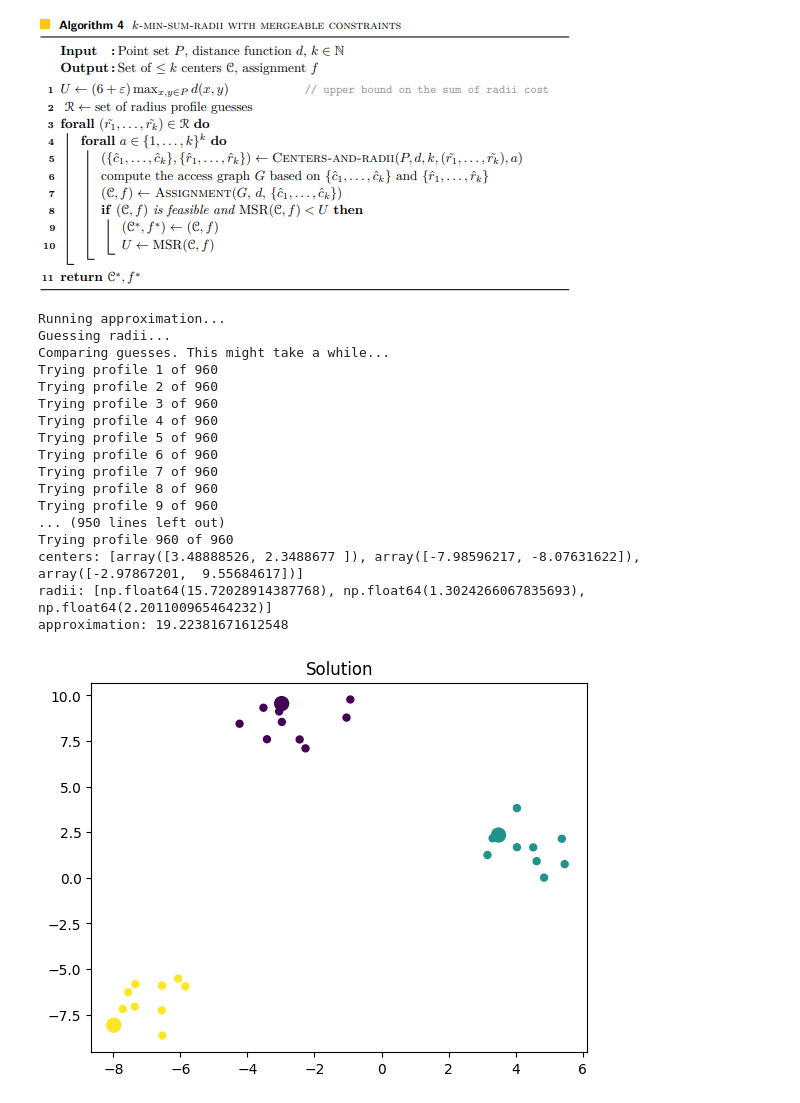
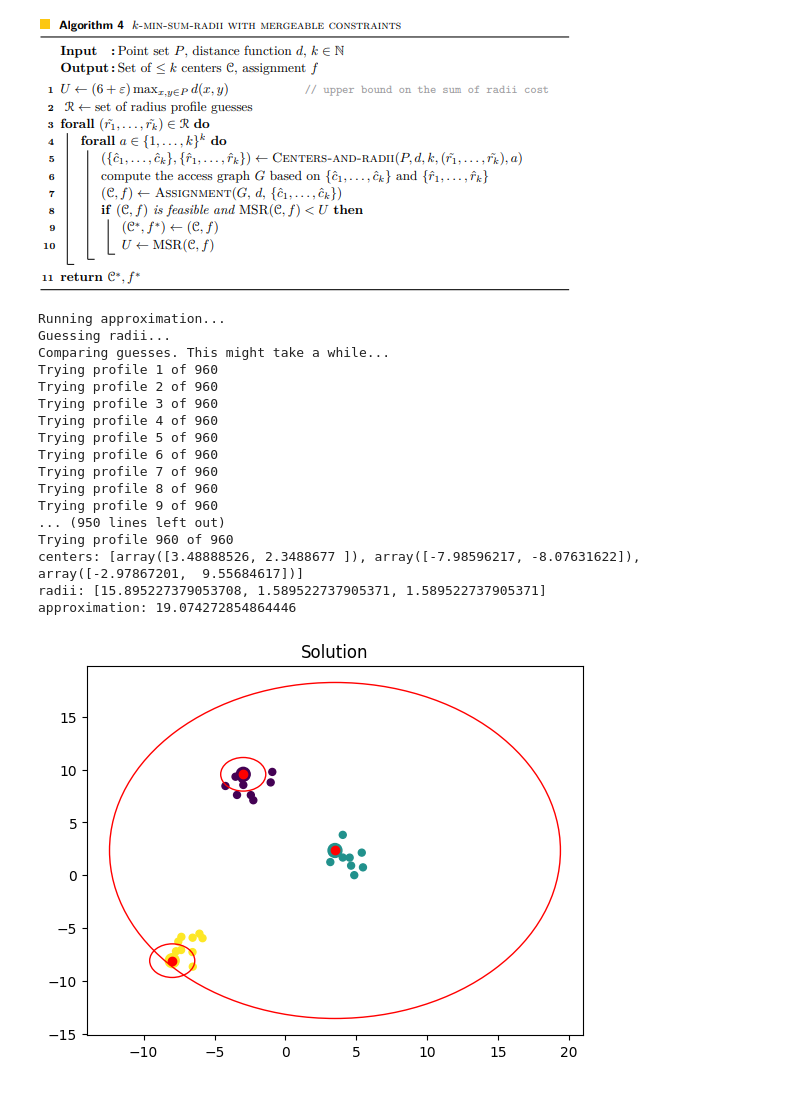
Before and after one commit to TheTree27/fair-kMSR, a Jupyter notebook: ufkmsr.ipynb, the cells around one changed output. Drawn from its saved outputs; the diff is of its cells as text; code cells hidden in the pictures.

```diff
--- a/ufkmsr.ipynb
+++ b/ufkmsr.ipynb
@@ -275,7 +272,7 @@ display.Image("img/algorithm4.png")
 def algorithm_4(points, k):
     print("Running approximation...")
     final_centers = []
-    upper_bound = (2 + 0.5) * max([euclidean(a, b) for a in points for b in points]) # using a 2 + epsilon approximation the sum of all radii can't be larger than 2 + epsilon times the largest distance
+    upper_bound = (3 + 0.5) * max([euclidean(a, b) for a in points for b in points])
     print("Guessing radii...")
 
 
@@ -319,12 +316,17 @@ Trying profile 9 of 960
 ... (950 lines left out)
 Trying profile 960 of 960
 centers: [array([3.48888526, 2.3488677 ]), array([-7.98596217, -8.07631622]), array([-2.97867201,  9.55684617])]
-radii: [np.float64(15.72028914387768), np.float64(1.3024266067835693), np.float64(2.201100965464232)]
-approximation: 19.22381671612548
+radii: [15.895227379053708, 1.589522737905371, 1.589522737905371]
+approximation: 19.074272854864446
 # %%
+fig, ax = plt.subplots()
 plt.title("Solution")
 sizes = [100 if tuple(point) in map(tuple, final_centers) else 25 for point in points]
 plt.scatter(points[:, 0], points[:, 1], marker='o',c=cluster_membership, s=sizes)
+for center, radius in zip(final_centers, final_radii):
+        circle = plt.Circle(center, radius, color='red', fill=False, linewidth=1)
+        ax.add_patch(circle)
+        ax.plot(*center, 'ro')
 plt.show()
 # %% [output]
-[figure, old version]
+[figure, new version]
```
Also changed, not shown: parts of 18 cells of this notebook, 1 other file.
